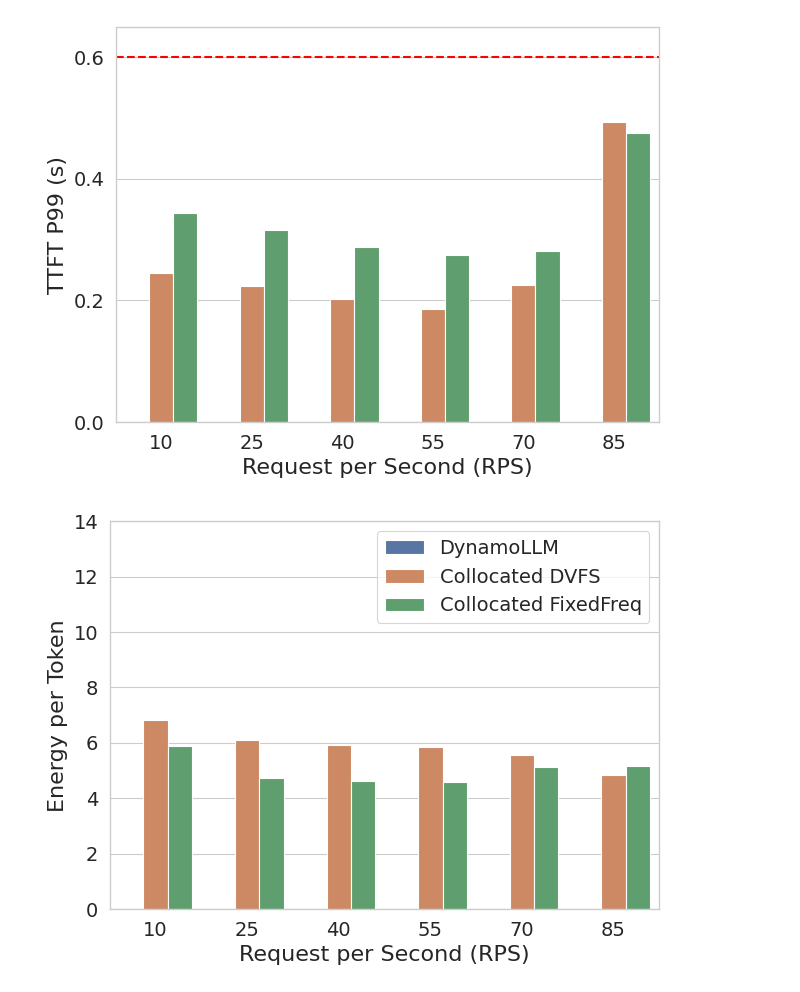
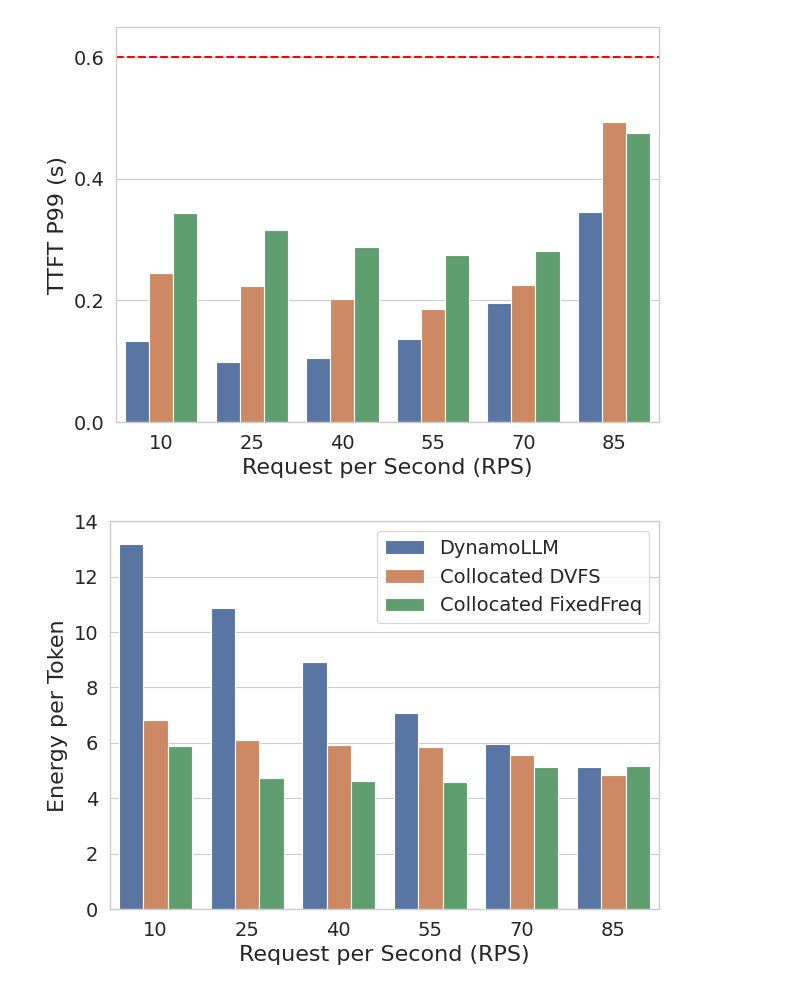
Before and after one commit to Louis-99/vllm-fork, a Jupyter notebook: additional_stuff/sosp_evals/2_nodes/dynamo_comparison.ipynb, the cells around one changed output. Saved outputs shown, nothing was run; the diff lists cells and outputs as text; code cells hidden in the pictures.

```diff
--- a/additional_stuff/sosp_evals/2_nodes/dynamo_comparison.ipynb
+++ b/additional_stuff/sosp_evals/2_nodes/dynamo_comparison.ipynb
@@ -16,12 +16,12 @@ df_results = pd.concat([df_results_dynamo, df_results_dvfs, df_results_ours_fixe
 
 # Create a mapping for renaming expr_dir values
 rename_mapping = {
-    'DYNAMO_FEB4_AZURE_SHAREGPT_MS_1_DVFS': 'Dynamo 10',
-    'DYNAMO_FEB4_AZURE_SHAREGPT_MS_2_DVFS': 'Dynamo 25',
-    'DYNAMO_FEB4_AZURE_SHAREGPT_MS_3_DVFS': 'Dynamo 40',
-    'DYNAMO_FEB4_AZURE_SHAREGPT_MS_4_DVFS': 'Dynamo 55',
-    'DYNAMO_FEB4_AZURE_SHAREGPT_MS_5_DVFS': 'Dynamo 70',
-    'DYNAMO_FEB4_AZURE_SHAREGPT_MS_6_DVFS': 'Dynamo 85',
+    'DYNAMO_FEB4_AZURE_SHAREGPT_MS_1_DVFS': 'DynamoLLM 10',
+    'DYNAMO_FEB4_AZURE_SHAREGPT_MS_2_DVFS': 'DynamoLLM 25',
+    'DYNAMO_FEB4_AZURE_SHAREGPT_MS_3_DVFS': 'DynamoLLM 40',
+    'DYNAMO_FEB4_AZURE_SHAREGPT_MS_4_DVFS': 'DynamoLLM 55',
+    'DYNAMO_FEB4_AZURE_SHAREGPT_MS_5_DVFS': 'DynamoLLM 70',
+    'DYNAMO_FEB4_AZURE_SHAREGPT_MS_6_DVFS': 'DynamoLLM 85',
     'OURS_CHUNK_FEB24_DYNAMO_AZURE_SHAREGPT_MS_1_TP4_DVFS_node1': 'Collocated DVFS 85',
     'OURS_CHUNK_FEB24_DYNAMO_AZURE_SHAREGPT_MS_2_DVFS_node1': 'Collocated DVFS 70',
     'OURS_CHUNK_FEB24_DYNAMO_AZURE_SHAREGPT_MS_3_DVFS_node1': 'Collocated DVFS 55',
@@ -136,2 +136,2 @@ plt.savefig("figs/dynamo_MS_trace_energy_per_token.pdf", format="pdf")
-[figure, old version]
+[figure, new version]
-[figure, old version]
+[figure, new version]
```
Also changed, not shown: parts of 1 cell of this notebook, 32 other files.
